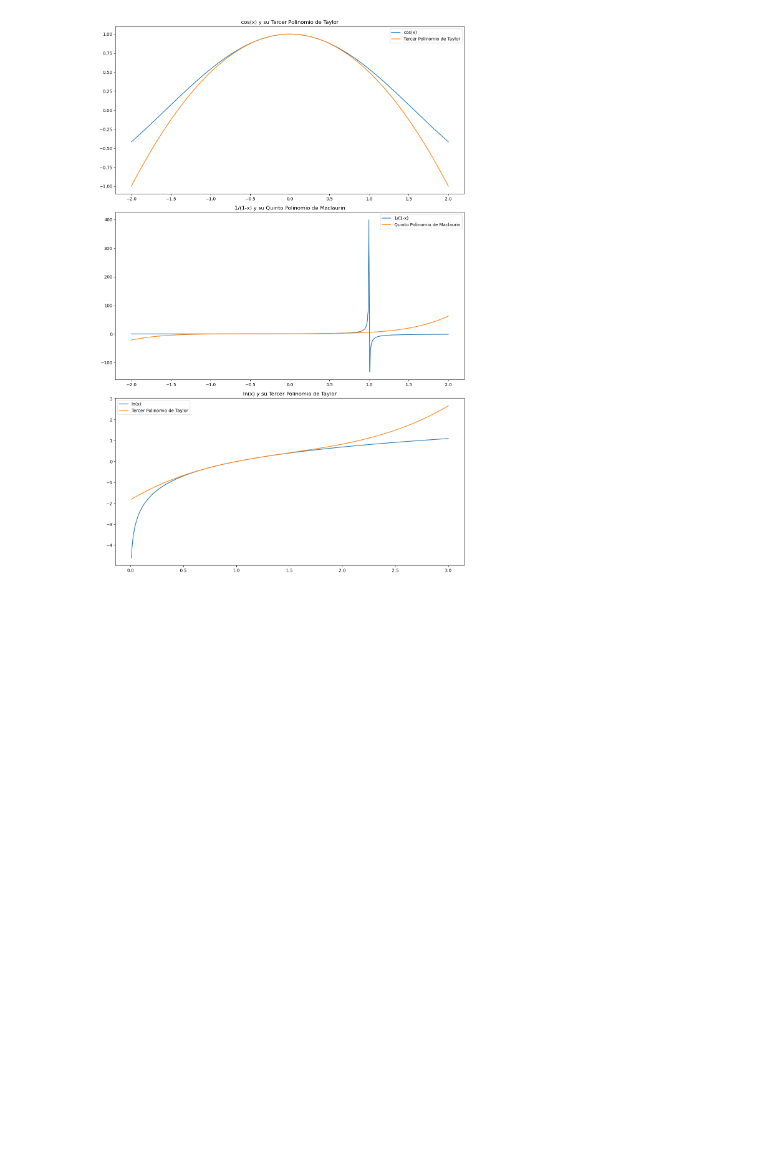
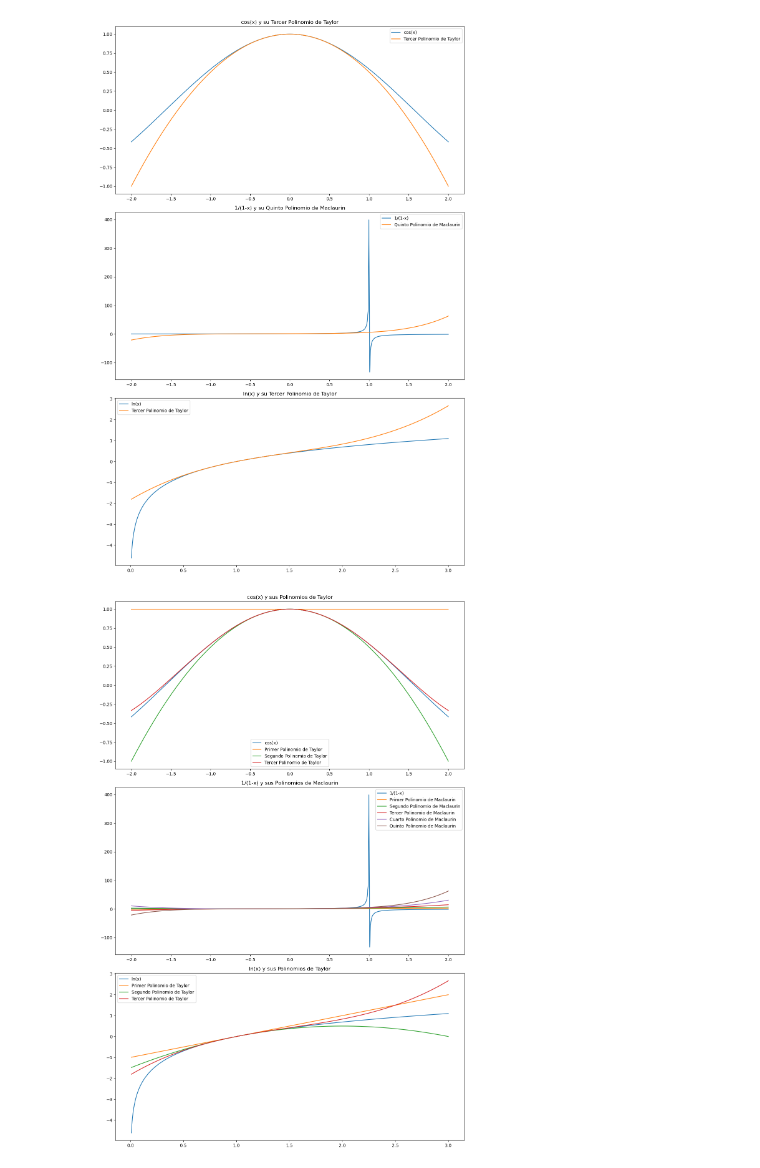
Before and after one commit to stiv001/Taller3-Metodos-Numericos, a Jupyter notebook: Series_Taylor.ipynb, the cells around one changed output. Drawn from its saved outputs; the diff is of its cells as text; code cells hidden in the pictures; blank space fills up the shorter version.

```diff
--- a/Series_Taylor.ipynb
+++ b/Series_Taylor.ipynb
@@ -46,3 +48,82 @@ plt.tight_layout()
 plt.show()
 # %% [output]
 [figure]
+# %%
+
+import numpy as np
+import matplotlib.pyplot as plt
+
+# Definicion de las funciones y sus polinomios de Taylor inferiores
+
+def cos_taylor_1er(x):
+    return np.ones_like(x)  # Primer término: 1
+
+def cos_taylor_2do(x):
+    return 1 - (x**2) / 2  # Primeros dos términos: 1 - x^2/2
+
+def cos_taylor_3er(x):
+    return 1 - (x**2) / 2 + (x**4) / 24
+
+# Función 1/(1-x) y sus polinomios de Maclaurin
+def uno_sobre_uno_menos_x_maclaurin_1er(x):
+    return 1 + x
+
+def uno_sobre_uno_menos_x_maclaurin_2do(x):
+    return 1 + x + x**2
+
+def uno_sobre_uno_menos_x_maclaurin_3er(x):
+    return 1 + x + x**2 + x**3
+
+def uno_sobre_uno_menos_x_maclaurin_4to(x):
+    return 1 + x + x**2 + x**3 + x**4
+
+def uno_sobre_uno_menos_x_maclaurin_5to(x):
+    return 1 + x + x**2 + x**3 + x**4 + x**5
+
+# Función ln(x) y sus polinomios de Taylor
+def ln_taylor_1er(x):
+    return (x - 1)
+
+def ln_taylor_2do(x):
+    return (x - 1) - (1/2) * (x - 1)**2
+
+def ln_taylor_3er(x):
+    return (x - 1) - (1/2) * (x - 1)**2 + (1/3) * (x - 1)**3
+
+# Rango de valores para x
+x = np.linspace(-2, 2, 400)
+x_ln = np.linspace(0.01, 3, 400)  # Evitar logaritmo de cero o negativo
+
+# Graficas
+fig, axs = plt.subplots(3, 1, figsize=(12, 18))
+
+# Grafica de cos(x) y sus polinomios de Taylor
+axs[0].plot(x, np.cos(x), label='cos(x)')
+axs[0].plot(x, cos_taylor_1er(x), label='Primer Polinomio de Taylor')
+axs[0].plot(x, cos_taylor_2do(x), label='Segundo Polinomio de Taylor')
+axs[0].plot(x, cos_taylor_3er(x), label='Tercer Polinomio de Taylor')
+axs[0].set_title('cos(x) y sus Polinomios de Taylor')
+axs[0].legend()
+
+# Grafica de 1/(1-x) y sus polinomios de Maclaurin
+axs[1].plot(x, 1/(1-x), label='1/(1-x)')
+axs[1].plot(x, uno_sobre_uno_menos_x_maclaurin_1er(x), label='Primer Polinomio de Maclaurin')
+axs[1].plot(x, uno_sobre_uno_menos_x_maclaurin_2do(x), label='Segundo Polinomio de Maclaurin')
+axs[1].plot(x, uno_sobre_uno_menos_x_maclaurin_3er(x), label='Tercer Polinomio de Maclaurin')
+axs[1].plot(x, uno_sobre_uno_menos_x_maclaurin_4to(x), label='Cuarto Polinomio de Maclaurin')
+axs[1].plot(x, uno_sobre_uno_menos_x_maclaurin_5to(x), label='Quinto Polinomio de Maclaurin')
+axs[1].set_title('1/(1-x) y sus Polinomios de Maclaurin')
+axs[1].legend()
+
+# Grafica de ln(x) y sus polinomios de Taylor
+axs[2].plot(x_ln, np.log(x_ln), label='ln(x)')
+axs[2].plot(x_ln, ln_taylor_1er(x_ln), label='Primer Polinomio de Taylor')
+axs[2].plot(x_ln, ln_taylor_2do(x_ln), label='Segundo Polinomio de Taylor')
+axs[2].plot(x_ln, ln_taylor_3er(x_ln), label='Tercer Polinomio de Taylor')
+axs[2].set_title('ln(x) y sus Polinomios de Taylor')
+axs[2].legend()
+
+plt.tight_layout()
+plt.show()
+# %% [output]
+[figure, added]
```
Also changed, not shown: parts of 1 cell of this notebook.
